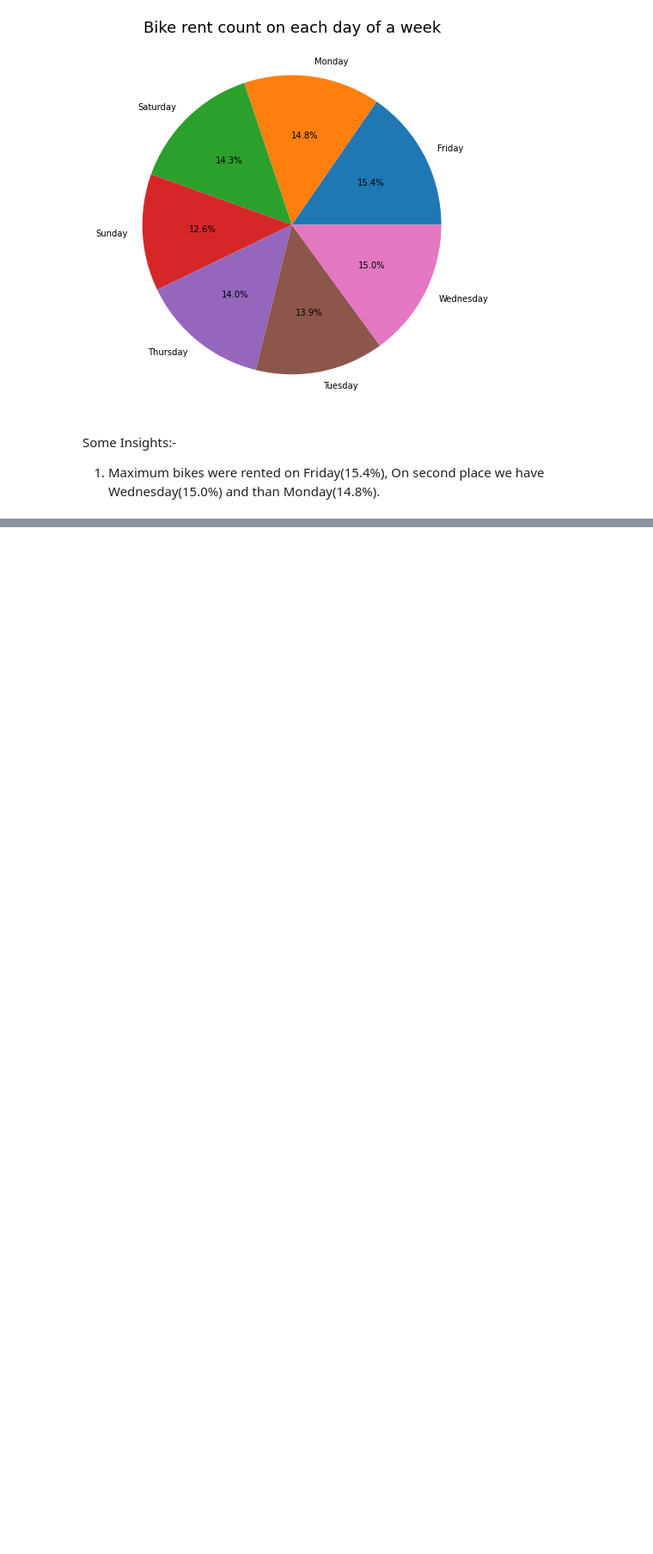
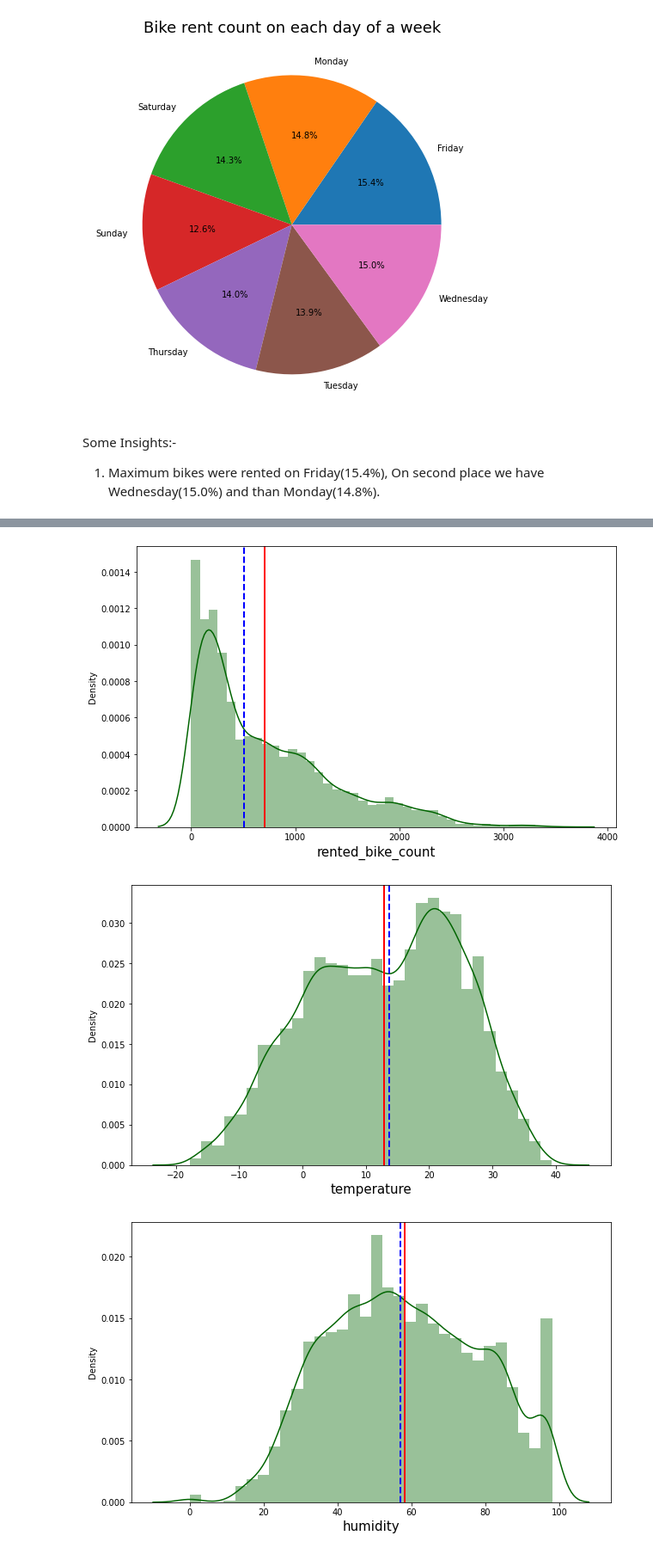
Before and after one commit to priyadarshani17/Bike-shearing-demand-predication-ML-regression-project, a Jupyter notebook: Bike_Sharing_Demand_Prediction_capstone_project_2.ipynb, the cells around one changed output, grey strips where cells are left out. Shown at 86% size. Drawn from its saved outputs; the diff is of its cells as text; code cells hidden in the pictures; blank space fills up the shorter version.

```diff
--- a/Bike_Sharing_Demand_Prediction_capstone_project_2.ipynb
+++ b/Bike_Sharing_Demand_Prediction_capstone_project_2.ipynb
@@ -897,0 +969,22 @@ Some Insights:-
+# %%
+# Creating a list of numeric columns
+
+numeric_columns =['rented_bike_count', 'temperature', 'humidity', 'wind_speed',
+       'visibility', 'dew_point_temperature', 'solar_radiation', 'rainfall',
+       'snowfall']
+
+
+# PLotting displot of numeric features
+
+for col in numeric_columns:
+  plt.figure(figsize=(10,6))
+  sns.distplot(x=bike_df_lr[col] , color ='darkgreen')
+  plt.xlabel(col,fontsize= 15 )
+  plt.axvline(bike_df_lr[col].mean(),color='red', linestyle='solid',linewidth=2)
+  plt.axvline(bike_df_lr[col].median(),color='blue', linestyle='dashed',linewidth=2)
+  plt.show()
+plt.show()
+# %% [output]
+[figure, added]
+[figure, added]
+[figure, added]
```
Also changed, not shown: parts of 45 cells of this notebook.
